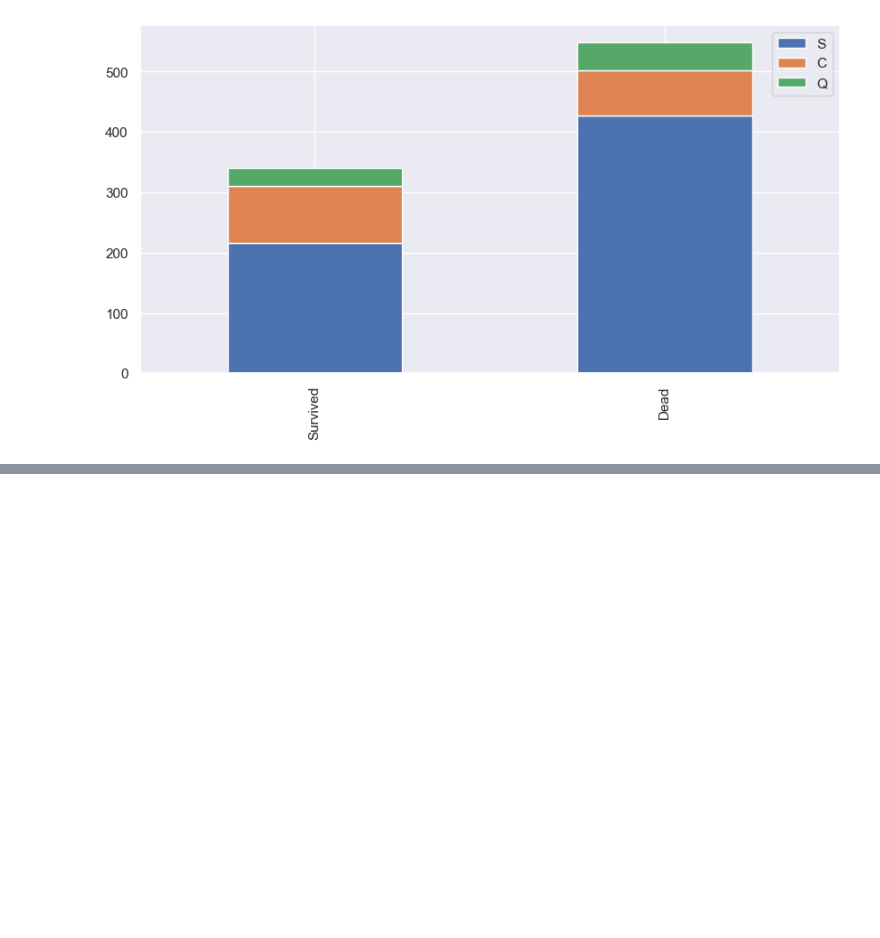
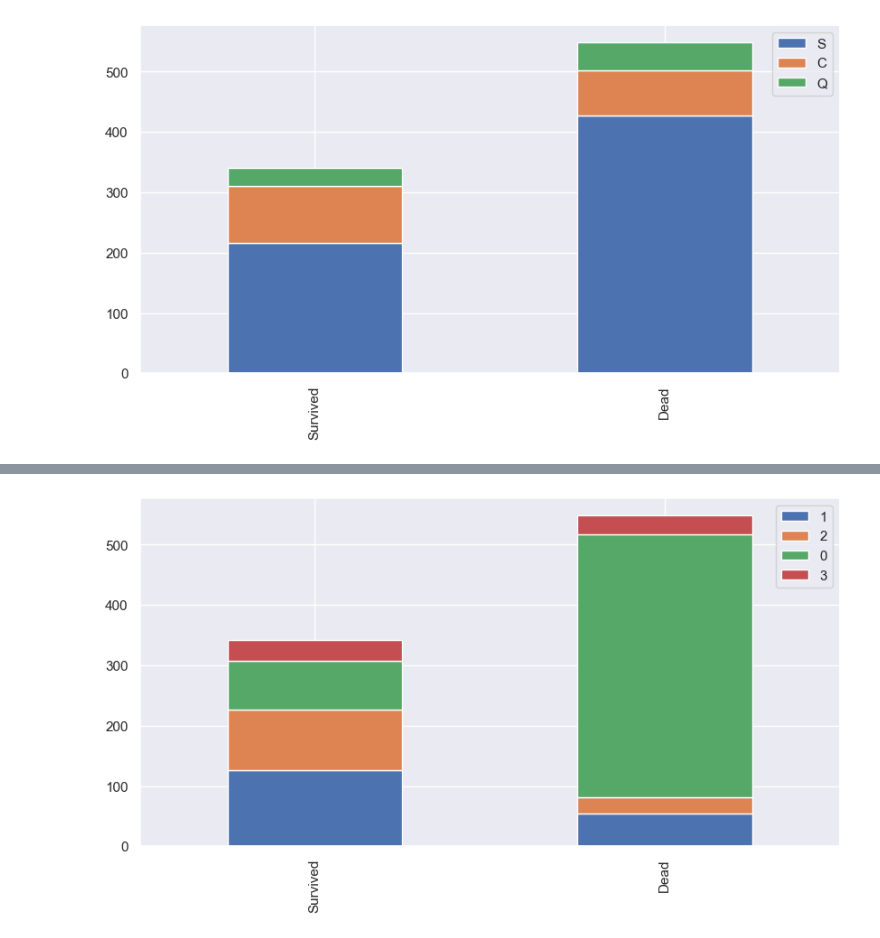
Before and after one commit to sty0507/MyKaggle, a Jupyter notebook: titanic/index.ipynb, the cells around one changed output, grey strips where cells are left out. Saved outputs shown, nothing was run; the diff lists cells and outputs as text; code cells hidden in the pictures; blank space fills up the shorter version.

```diff
--- a/titanic/index.ipynb
+++ b/titanic/index.ipynb
@@ -209,0 +283,4 @@ bar_chart('Embarked')
+# %%
+bar_chart('Title')
+# %% [output]
+[figure, added]
```
Also changed, not shown: parts of 47 cells of this notebook.
